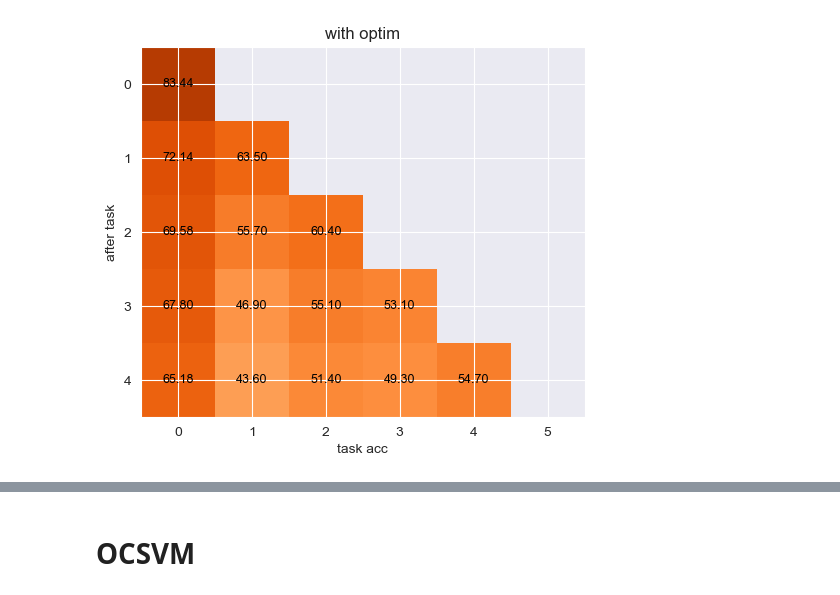
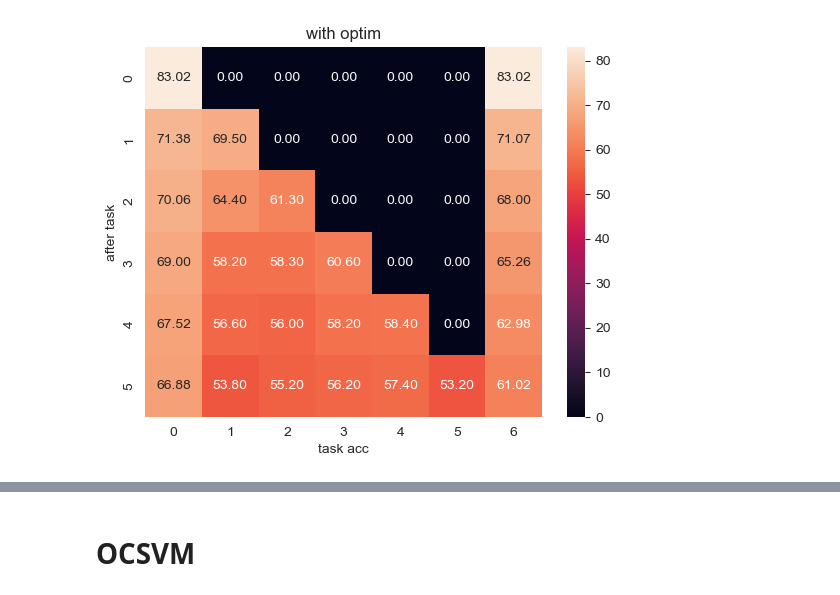
Before and after one commit to AndAnotherANS/FeCAM, a Jupyter notebook: chart.ipynb, the cells around one changed output, grey strips where cells are left out. Cells and saved outputs as stored; diff of their text form; code cells hidden in the pictures.

Commit message:
add experiment with intermediate activations

```diff
--- a/chart.ipynb
+++ b/chart.ipynb
@@ -21,10 +22,11 @@ def read_results(results_file_name):
         results.append(result_pad_list)
 
   results = np.array(results)
+  averages_all = results[:, 0:1]
   results = results[:, 1:-2]
   means = results[:, :5].mean(axis=1).reshape((-1,1))
   results = results[:, 5:]
-  results = np.concatenate((means, results), axis=1)
+  results = np.concatenate(( means, results,averages_all), axis=1)
   return results
 # %%
 def print_results_chart(results_file_name, name):
@@ -32,12 +34,12 @@ def print_results_chart(results_file_name, name):
     mask = np.triu(np.ones_like(results), k=1)
     masked_array = ma.masked_where(mask, results)
 
-    plt.imshow(masked_array, cmap='Oranges', interpolation='nearest', vmin=0, vmax=100)
+    sns.heatmap(masked_array, annot=True, fmt='.2f')
 
-    for i in range(results.shape[0]):
+    '''for i in range(results.shape[0]):
         for j in range(results.shape[1]):
             if not mask[i, j]:
-                plt.text(j, i, f'{results[i, j]:.2f}', ha='center', va='center', color='black', fontsize=9)
+                plt.text(j, i, f'{results[i, j]:.2f}', ha='center', va='center', color='black', fontsize=9)'''
 
     plt.ylabel('after task')
     plt.xlabel('task acc')
@@ -46,4 +56,4 @@ def print_results_chart(results_file_name, name):
 # %%
-print_results_chart('./logs/with_optim.log', 'with optim')
+print_results_chart('./logs/train_1993_resnet18_intermediate.log', 'with optim')
 # %% [output]
-[figure, old version]
+[figure, new version]
```
Also changed, not shown: parts of 22 cells of this notebook, 5 other files.
